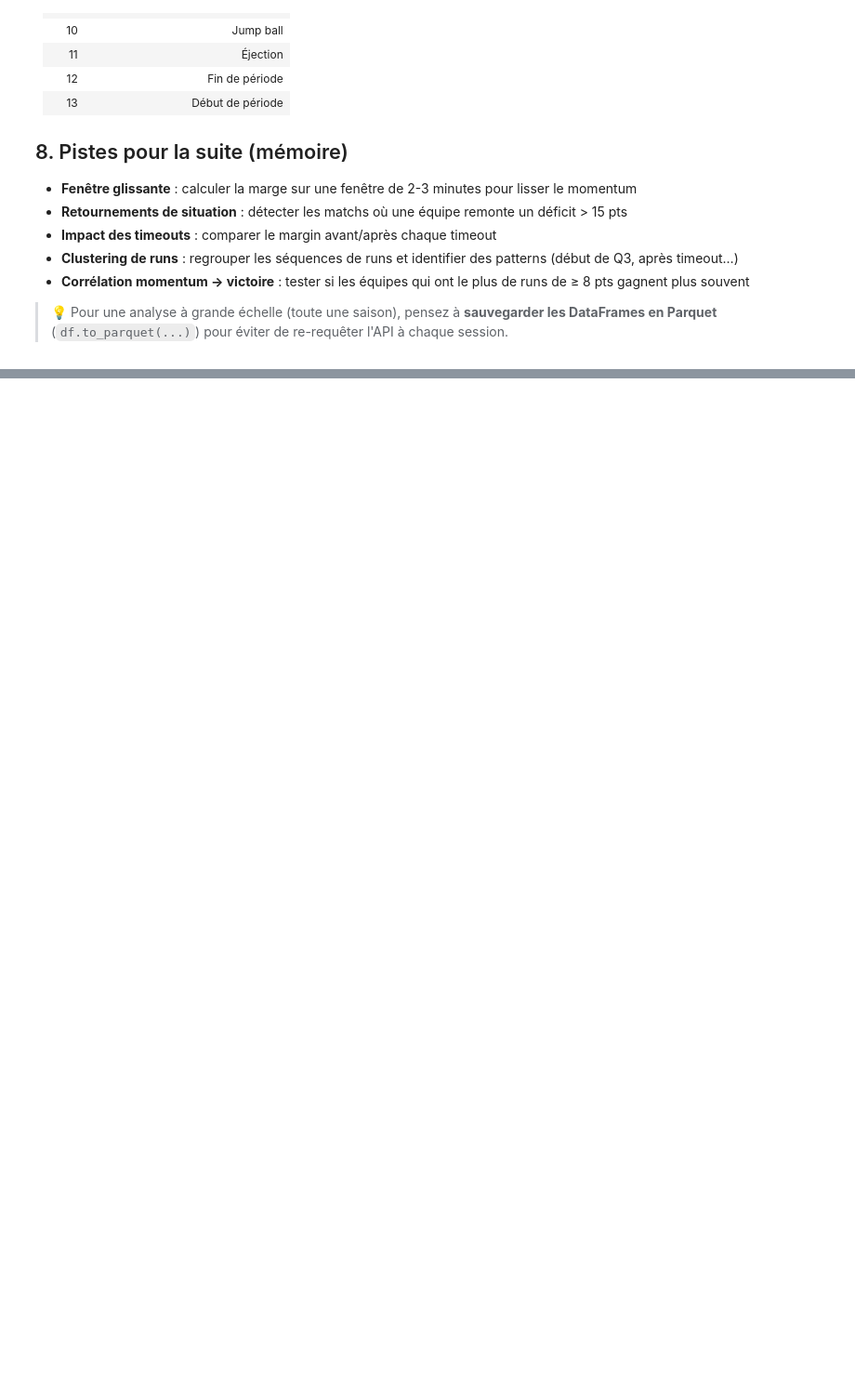
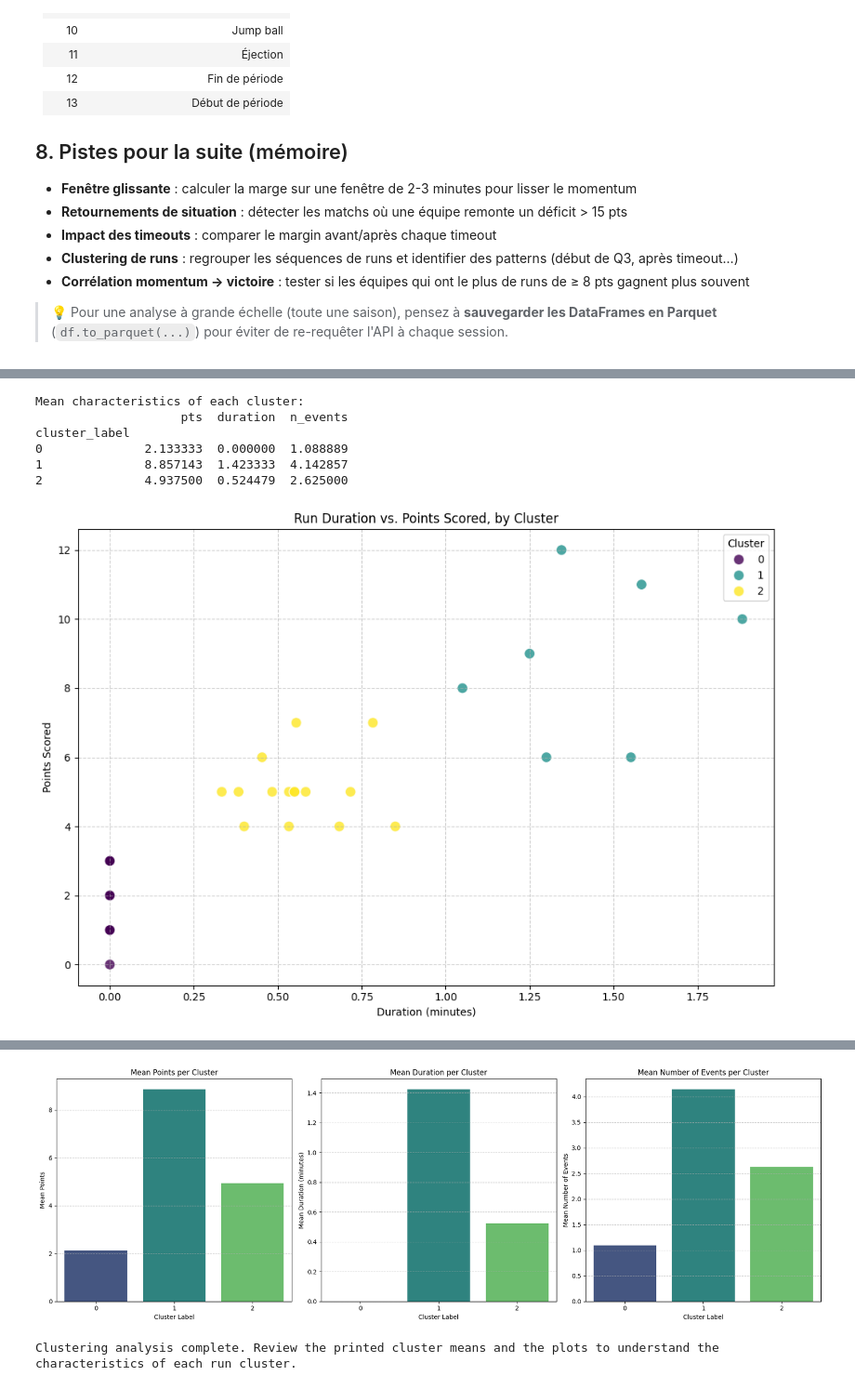
Before and after one commit to Lduvignacq/Analyse-statistique-du-momentum-dans-le-sport---Application-la-NBA, a Jupyter notebook: Demo nba_api.ipynb, the cells around one changed output, grey strips where cells are left out. Shown at 93% size. Saved outputs shown, nothing was run; the diff lists cells and outputs as text; code cells hidden in the pictures; blank space fills up the shorter version.

```diff
--- a/Demo nba_api.ipynb
+++ b/Demo nba_api.ipynb
@@ -554,0 +857,75 @@ plt.show()
+# %%
+from sklearn.cluster import KMeans
+import matplotlib.pyplot as plt
+import seaborn as sns
+
+# 1. Choose an optimal number of clusters (e.g., based on Elbow/Silhouette plots)
+# Looking at the previous plots, k=3 or k=4 seem reasonable. Let's choose k=3 for demonstration.
+optimal_k = 3
+
+# 2. Initialize a KMeans model and fit it to the df_runs_scaled DataFrame
+kmeans = KMeans(n_clusters=optimal_k, random_state=42, n_init=10)
+kmeans.fit(df_runs_scaled)
+
+# 3. Add the resulting cluster labels as a new column named 'cluster_label' to df_runs_for_clustering
+df_runs_for_clustering['cluster_label'] = kmeans.labels_
+
+# 4. Calculate the mean values of 'pts', 'duration', and 'n_events' for each cluster
+cluster_means = df_runs_for_clustering.groupby('cluster_label')[['pts', 'duration', 'n_events']].mean()
+
+# 5. Print the cluster_means DataFrame
+print("\nMean characteristics of each cluster:")
+print(cluster_means)
+
+# 6. Create a scatter plot of 'duration' vs. 'pts' colored by 'cluster_label'
+plt.figure(figsize=(10, 7))
+sns.scatterplot(
+    data=df_runs_for_clustering,
+    x='duration',
+    y='pts',
+    hue='cluster_label',
+    palette='viridis',
+    s=100, # size of points
+    alpha=0.8
+)
+plt.title('Run Duration vs. Points Scored, by Cluster')
+plt.xlabel('Duration (minutes)')
+plt.ylabel('Points Scored')
+plt.grid(True, linestyle='--', alpha=0.6)
+plt.legend(title='Cluster')
+plt.tight_layout()
+plt.show()
+
+# 7. Generate bar plots for mean 'pts', 'duration', and 'n_events' for each cluster
+fig, axes = plt.subplots(1, 3, figsize=(18, 6))
+
+sns.barplot(x=cluster_means.index, y='pts', data=cluster_means, palette='viridis', ax=axes[0])
+axes[0].set_title('Mean Points per Cluster')
+axes[0].set_xlabel('Cluster Label')
+axes[0].set_ylabel('Mean Points')
+axes[0].grid(axis='y', linestyle='--', alpha=0.7)
+
+sns.barplot(x=cluster_means.index, y='duration', data=cluster_means, palette='viridis', ax=axes[1])
+axes[1].set_title('Mean Duration per Cluster')
+axes[1].set_xlabel('Cluster Label')
+axes[1].set_ylabel('Mean Duration (minutes)')
+axes[1].grid(axis='y', linestyle='--', alpha=0.7)
+
+sns.barplot(x=cluster_means.index, y='n_events', data=cluster_means, palette='viridis', ax=axes[2])
+axes[2].set_title('Mean Number of Events per Cluster')
+axes[2].set_xlabel('Cluster Label')
+axes[2].set_ylabel('Mean Number of Events')
+axes[2].grid(axis='y', linestyle='--', alpha=0.7)
+
+plt.tight_layout()
+plt.show()
+
+print("Clustering analysis complete. Review the printed cluster means and the plots to understand the characteristics of each run cluster.")
+# %% [output]
+Mean characteristics of each cluster:
+                    pts  duration  n_events
+cluster_label
+0              2.133333  0.000000  1.088889
+1              8.857143  1.423333  4.142857
+2              4.937500  0.524479  2.625000
+[figure, added]
@@ -554,0 +943,2 @@ plt.show()
+[figure, added]
+Clustering analysis complete. Review the printed cluster means and the plots to understand the characteristics of each run cluster.
```
Also changed, not shown: parts of 17 cells of this notebook.
